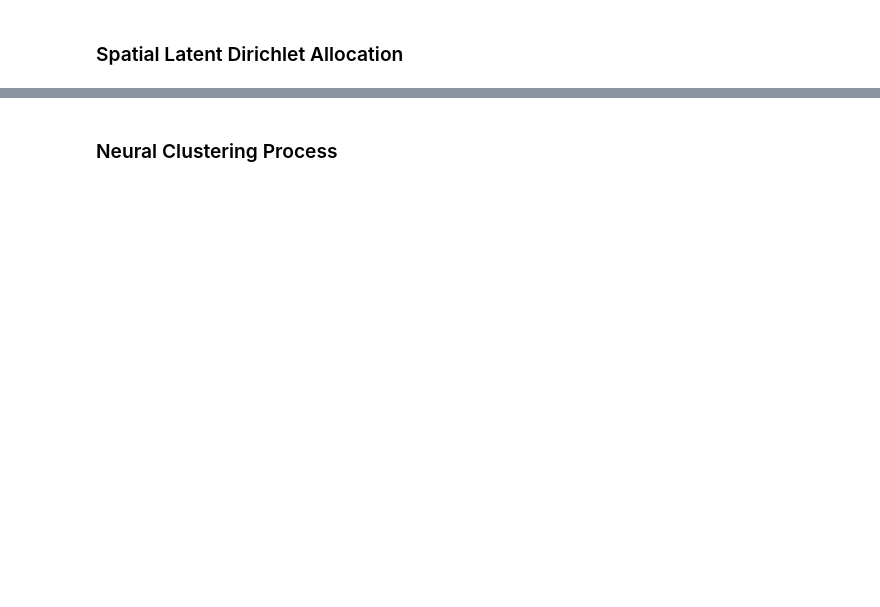
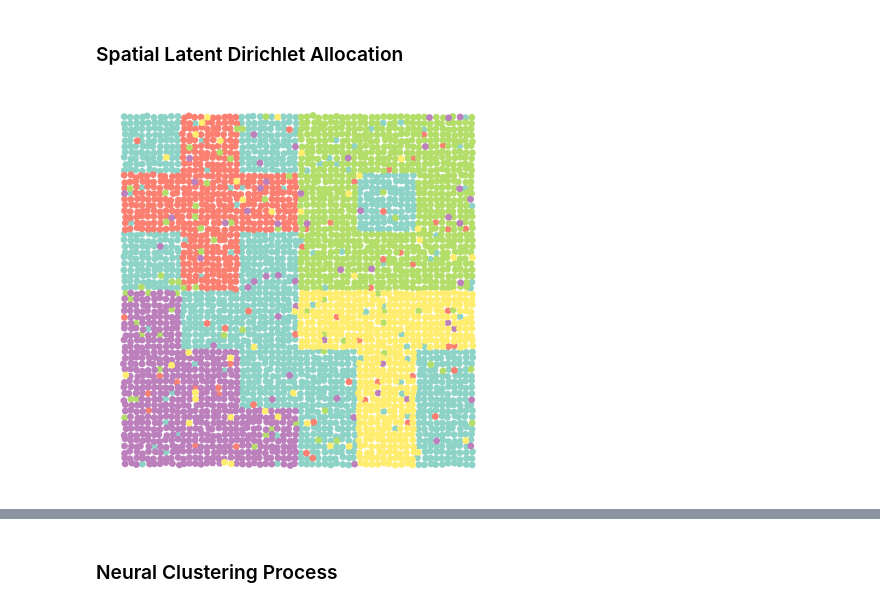
Before and after one commit to craigfouts/asterism, a Jupyter notebook: notebooks/demo.ipynb, the cells around one changed output, grey strips where cells are left out. Saved outputs shown, nothing was run; the diff lists cells and outputs as text; code cells hidden in the pictures; blank space fills up the shorter version.

```diff
--- a/notebooks/demo.ipynb
+++ b/notebooks/demo.ipynb
@@ -24,5 +24,10 @@ show_dataset(data, topics, sectioned=True)
 # %% [markdown]
 ### Spatial Latent Dirichlet Allocation
+# %%
+data, labels = make_dataset(wiggle=.1, mix=.1)
+show_dataset(data, labels)
+# %% [output]
+[figure, added]
 # %%
 model = GibbsSLDA()
 topics = map_labels(labels, model.fit_predict(data))
```
Also changed, not shown: parts of 9 cells of this notebook, 6 other files.
